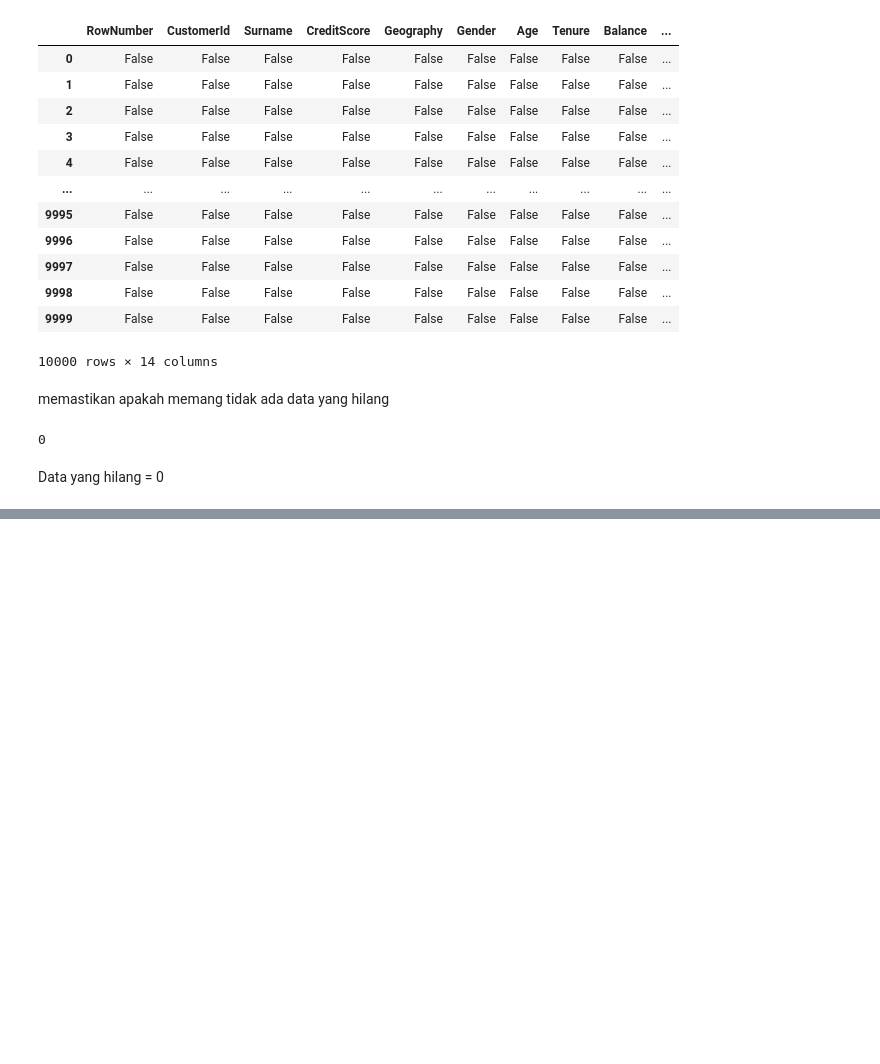
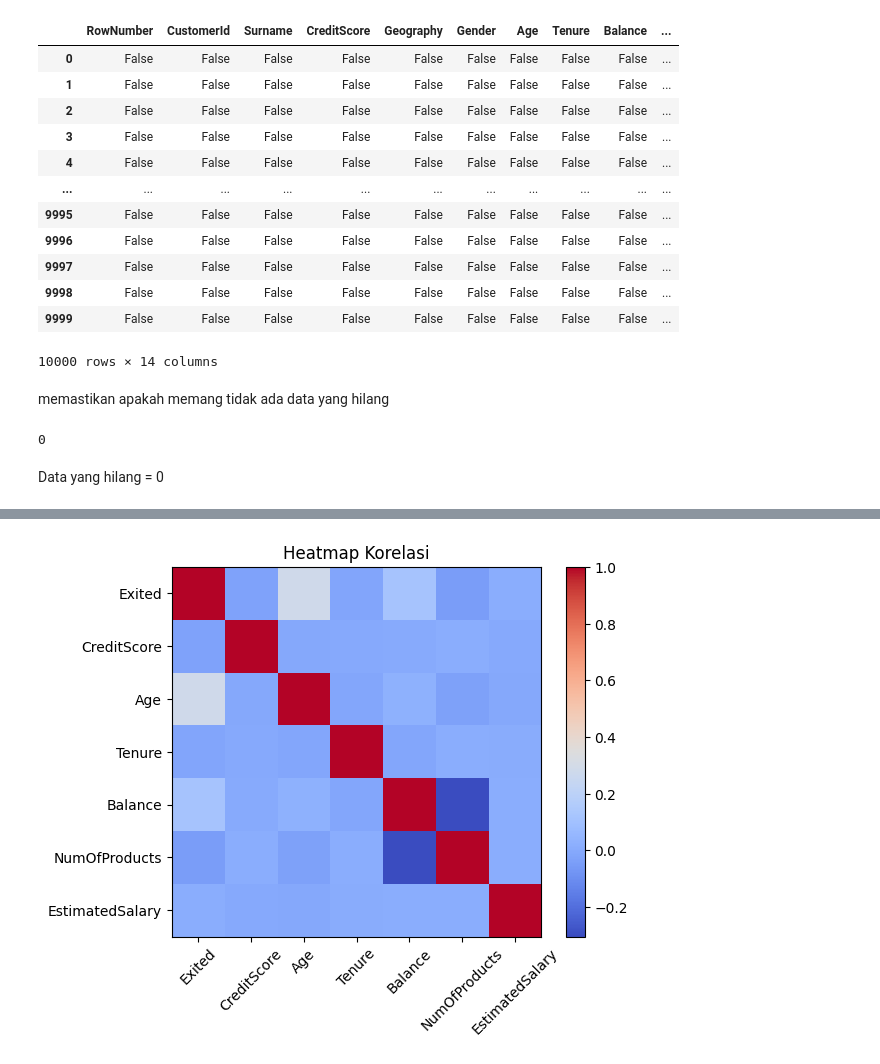
Before and after one commit to rinnarachma/latihan-DA, a Jupyter notebook: RINNA_RACHMATIKA.ipynb, the cells around one changed output, grey strips where cells are left out. Cells and saved outputs as stored; diff of their text form; code cells hidden in the pictures; blank space fills up the shorter version.

```diff
--- a/RINNA_RACHMATIKA.ipynb
+++ b/RINNA_RACHMATIKA.ipynb
@@ -447,0 +489,17 @@ Data yang hilang = 0
+# %%
+import pandas as pd
+
+# Ambil subset data yang ingin Anda analisis
+subset_data = churn[['Exited', 'CreditScore', 'Age', 'Tenure', 'Balance', 'NumOfProducts', 'EstimatedSalary']]
+
+# Hitung korelasi Pearson
+pearson_corr = subset_data.corr()
+
+# Hitung korelasi Spearman
+spearman_corr = subset_data.corr(method='spearman')
+
+print("Korelasi Pearson:")
+print(pearson_corr)
+
+print("\nKorelasi Spearman:")
+print(spearman_corr)
@@ -447,0 +524,16 @@ Data yang hilang = 0
+# %%
+import matplotlib.pyplot as plt
+import numpy as np
+
+# Hitung korelasi
+corr = subset_data.corr()
+
+# Plot heatmap korelasi dengan Matplotlib
+plt.imshow(corr, cmap='coolwarm', interpolation='nearest')
+plt.colorbar()
+plt.xticks(np.arange(len(corr.columns)), corr.columns, rotation=45)
+plt.yticks(np.arange(len(corr.index)), corr.index)
+plt.title('Heatmap Korelasi')
+plt.show()
+# %% [output]
+[figure, added]
```
Also changed, not shown: parts of 17 cells of this notebook.
